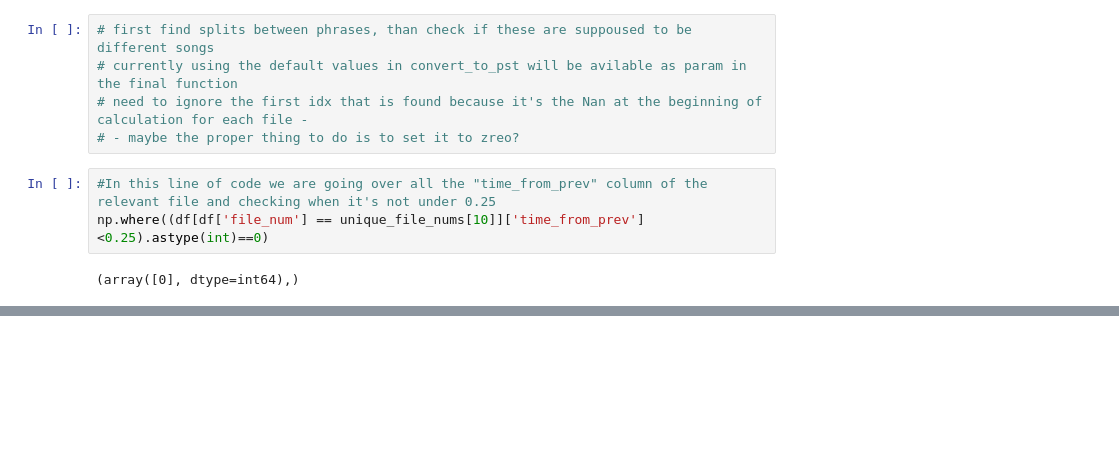
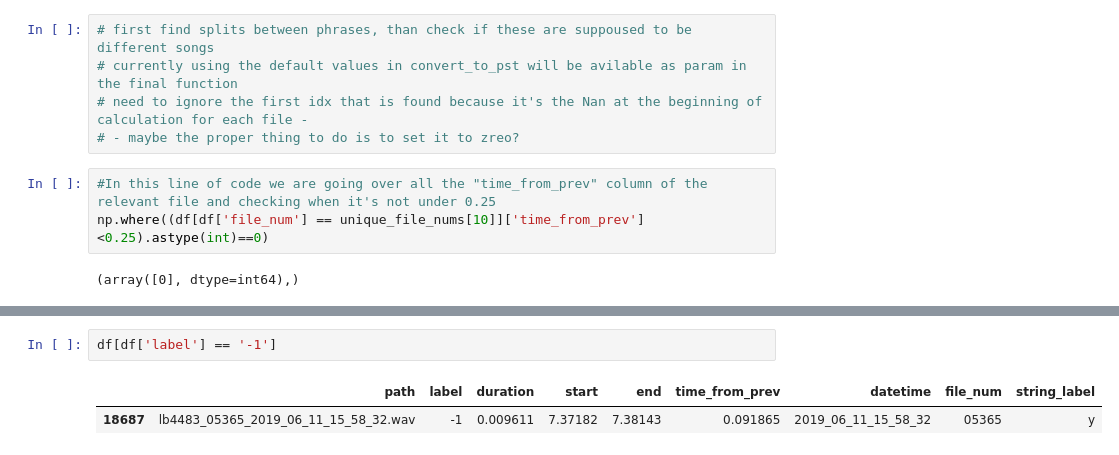
Before and after one commit to SivanLevin/BirdSongBout, a Jupyter notebook: trying_BSB_py.ipynb, the cells around one changed output, grey strips where cells are left out. Cells and saved outputs as stored; diff of their text form; blank space fills up the shorter version.

```diff
--- a/trying_BSB_py.ipynb
+++ b/trying_BSB_py.ipynb
@@ -299,0 +274,5 @@ all_strings
+# %%
+df[df['label'] == '-1']
+# %% [output]
+|  | path | label | duration | start | end | time_from_prev | datetime | file_num | string_label |
+| 18687 | lb4483_05365_2019_06_11_15_58_32.wav | -1 | 0.009611 | 7.37182 | 7.38143 | 0.091865 | 2019_06_11_15_58_32 | 05365 | y |
```
Also changed, not shown: parts of 33 cells of this notebook.
